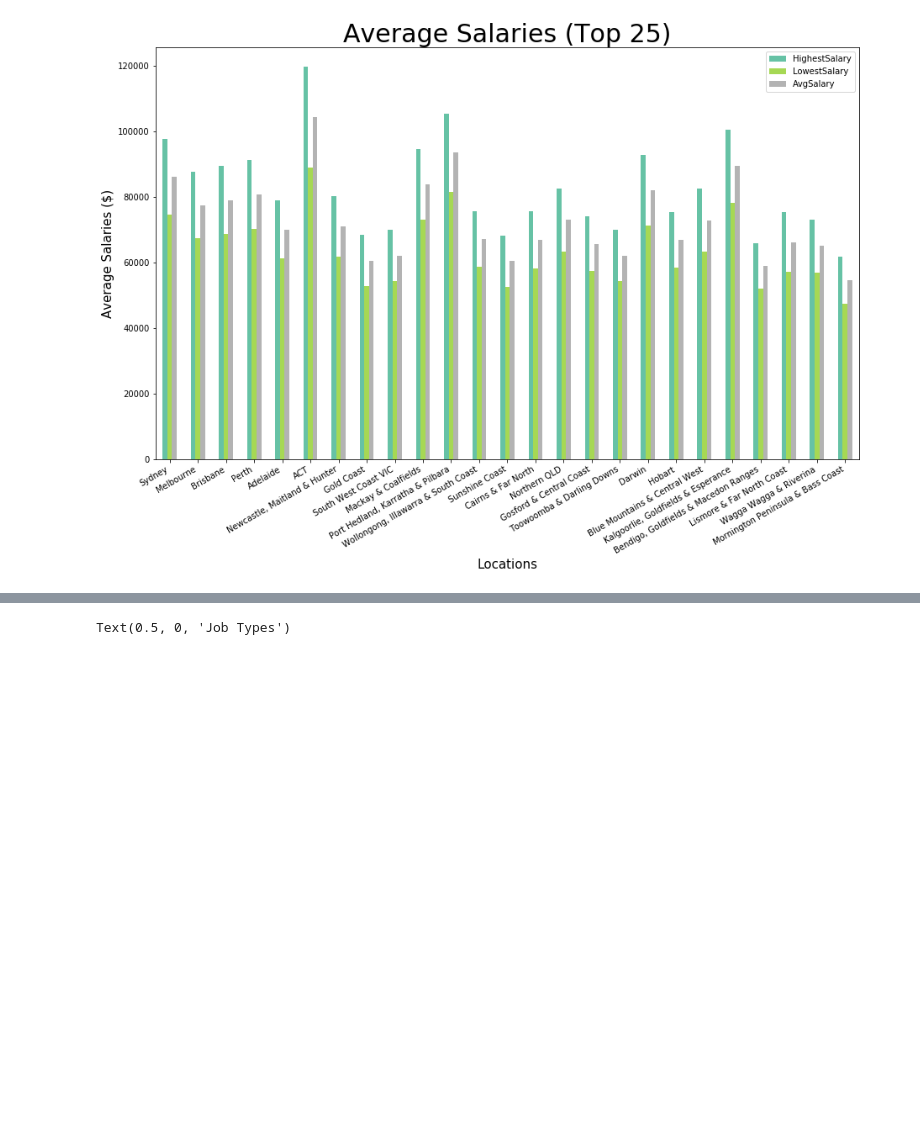
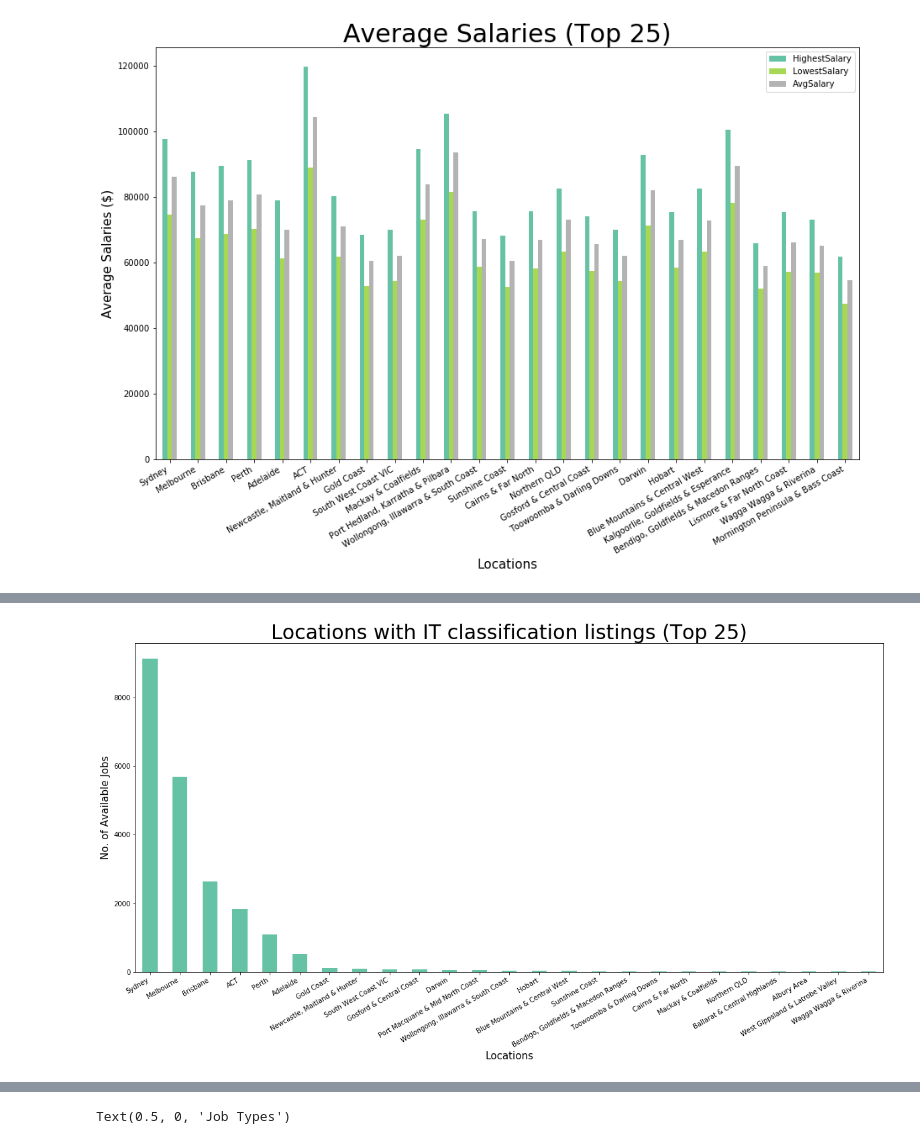
Before and after one commit to lucas-two/Job-Market-Analysis, a Jupyter notebook: src/assignment.ipynb, the cells around one changed output, grey strips where cells are left out. Cells and saved outputs as stored; diff of their text form; code cells hidden in the pictures; blank space fills up the shorter version.

```diff
--- a/src/assignment.ipynb
+++ b/src/assignment.ipynb
@@ -642,3 +642,14 @@ for city in major_cities:
 [figure]
 [figure]
 ... (13 outputs left out)
+# %%
+# # Locations with IT jobs?
+f, ax = plt.subplots(figsize=(20, 10))
+df['Location'].loc[df['Classification'] == 'Information & Communication Technology'].value_counts().head(25).plot(ax=ax, kind='bar', colormap='Set2')
+f.autofmt_xdate()
+plt.title("Locations with IT classification listings (Top 25)", fontsize=30)
+plt.ylabel("No. of Available Jobs", fontsize=15)
+plt.xlabel("Locations", fontsize=15)
+plt.show()
+# %% [output]
+[figure, added]
```
Also changed, not shown: parts of 3 cells of this notebook, 1 other file.
